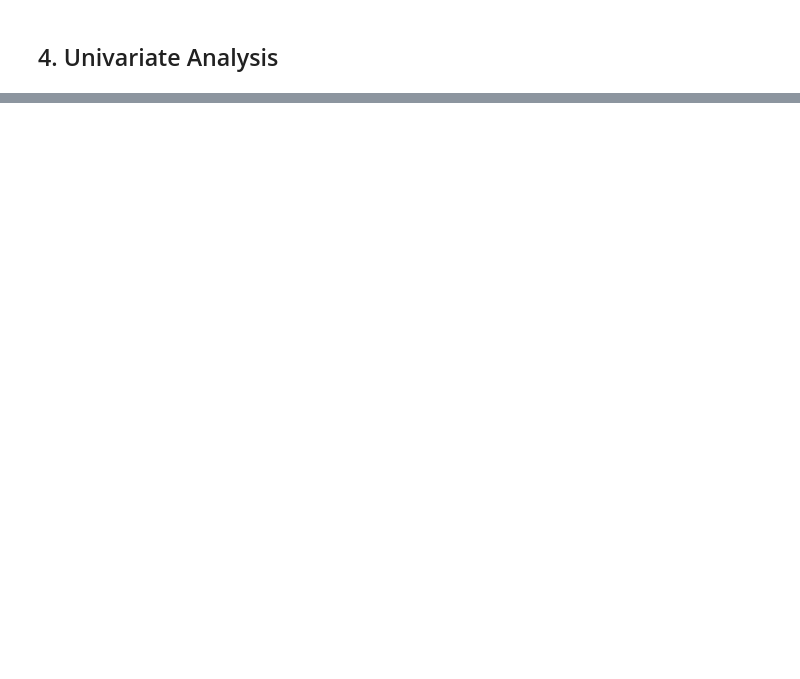
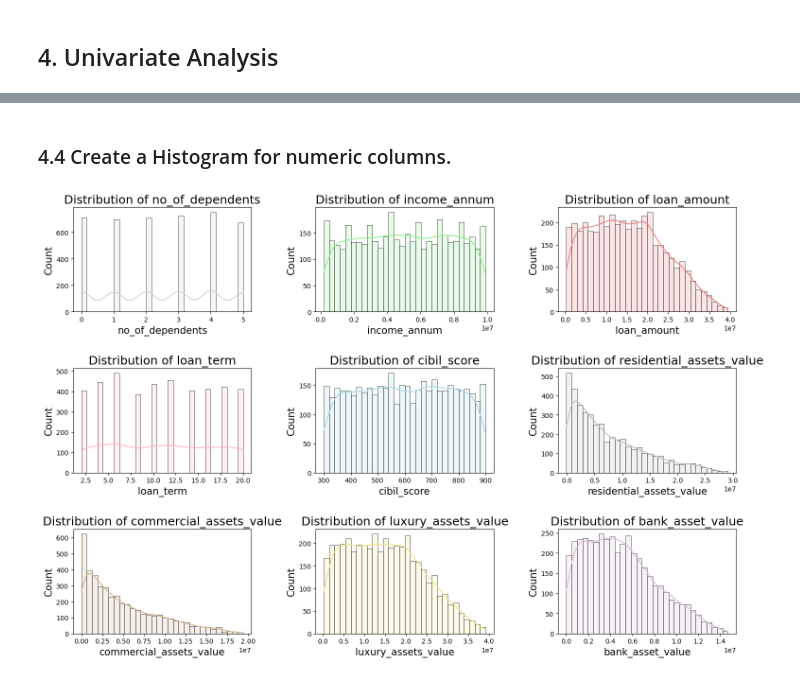
Before and after one commit to Rajdeep-Patil/Loan-Approval-Prediction, a Jupyter notebook: notebook/EDA_loan_approval.ipynb, the cells around one changed output, grey strips where cells are left out. Drawn from its saved outputs; the diff is of its cells as text; code cells hidden in the pictures; blank space fills up the shorter version.

```diff
--- a/notebook/EDA_loan_approval.ipynb
+++ b/notebook/EDA_loan_approval.ipynb
@@ -269,0 +342,17 @@ df.sample(5)
+# %% [markdown]
+### 4.4 Create a Histogram for numeric columns.
+# %%
+count=0
+plt.figure(figsize=(15,30))
+for col in numeric_col:
+    colors =  ['lightgrey','lightgreen','lightcoral','lightpink','lightblue','silver','tan','khaki','thistle']
+    plt.subplot(len(numeric_col),3,count+1)
+    sns.histplot(x=col,data=df,bins=30,kde=True,color=colors[count],edgecolor='black',linewidth=0.5,alpha=0.2)
+    plt.title(f"Distribution of {col}",fontsize=18)
+    plt.xlabel(col,fontsize=15)
+    plt.ylabel("Count",fontsize=15)
+    count+=1
+plt.tight_layout(w_pad=5,h_pad=3)
+plt.show()
+# %% [output]
+[figure, added]
```
Also changed, not shown: parts of 25 cells of this notebook, 2 other files.
